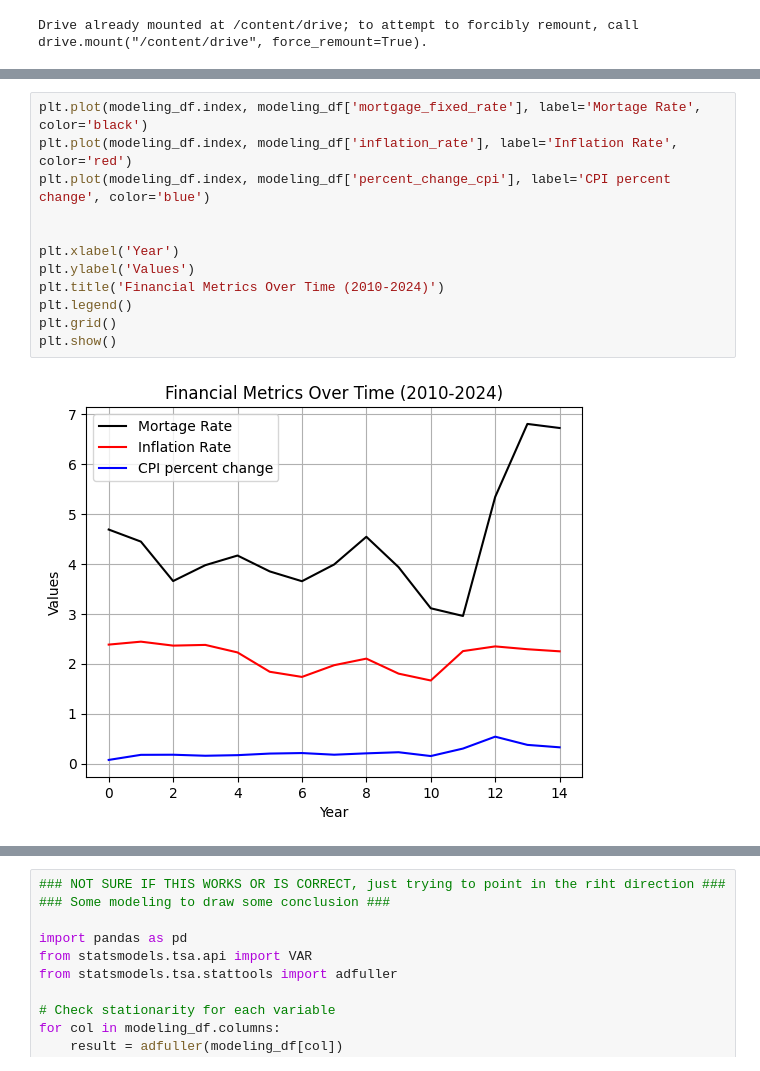
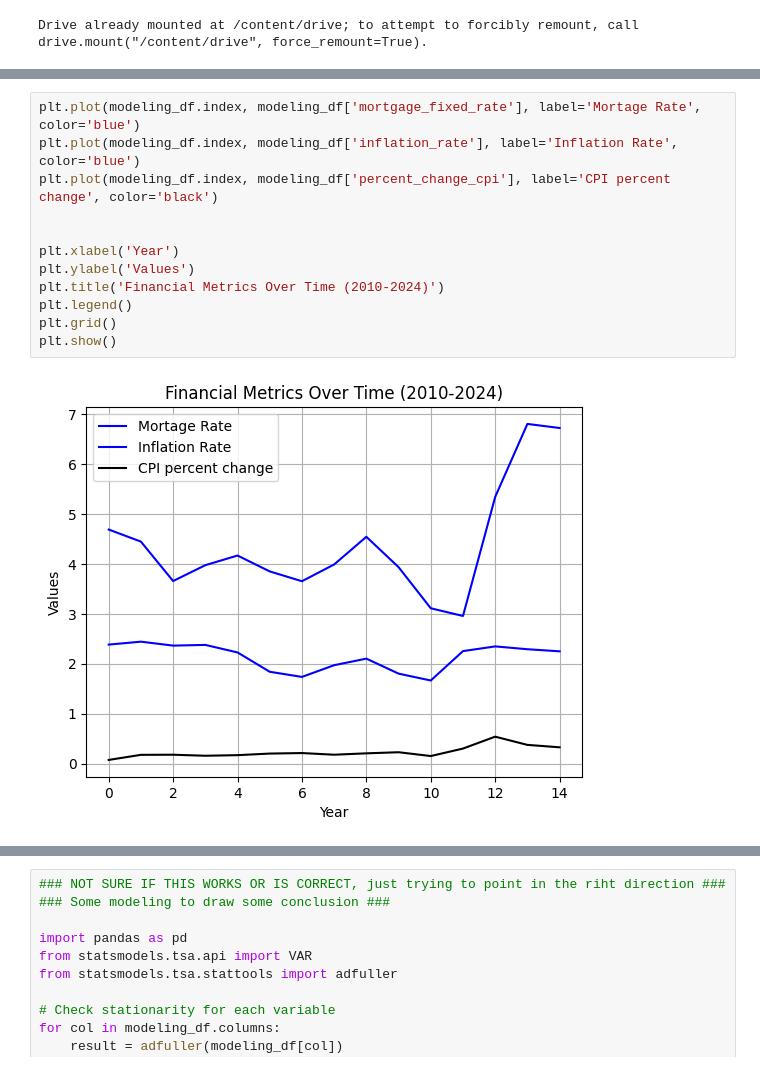
Before and after one commit to Monty-2003/DS_project2, a Jupyter notebook: SCRIPTS/modeling.ipynb, the cells around one changed output, grey strips where cells are left out. Cells and saved outputs as stored; diff of their text form.

Commit message:
Finished modeling and visualizations

```diff
--- a/SCRIPTS/modeling.ipynb
+++ b/SCRIPTS/modeling.ipynb
@@ -36,17 +49,17 @@ plt.show()
 # %%
-plt.plot(modeling_df.index, modeling_df['mortgage_fixed_rate'], label='Mortage Rate', color='black')
-plt.plot(modeling_df.index, modeling_df['inflation_rate'], label='Inflation Rate', color='red')
-plt.plot(modeling_df.index, modeling_df['percent_change_cpi'], label='CPI percent change', color='blue')
+plt.plot(modeling_df.index, modeling_df['mortgage_fixed_rate'], label='Mortage Rate', color='blue')
+plt.plot(modeling_df.index, modeling_df['inflation_rate'], label='Inflation Rate', color='blue')
+plt.plot(modeling_df.index, modeling_df['percent_change_cpi'], label='CPI percent change', color='black')
 
 
 plt.xlabel('Year')
 plt.ylabel('Values')
 plt.title('Financial Metrics Over Time (2010-2024)')
 plt.legend()
 plt.grid()
 plt.show()
 # %% [output]
-[figure, old version]
+[figure, new version]
 # %%
 plt.plot(modeling_df.index, modeling_df['mortgage_fixed_rate'], label='Mortage Rate', color='black')
 plt.plot(modeling_df.index, modeling_df['inflation_rate'], label='Inflation Rate', color='red')
```
Also changed, not shown: parts of 12 cells of this notebook.
